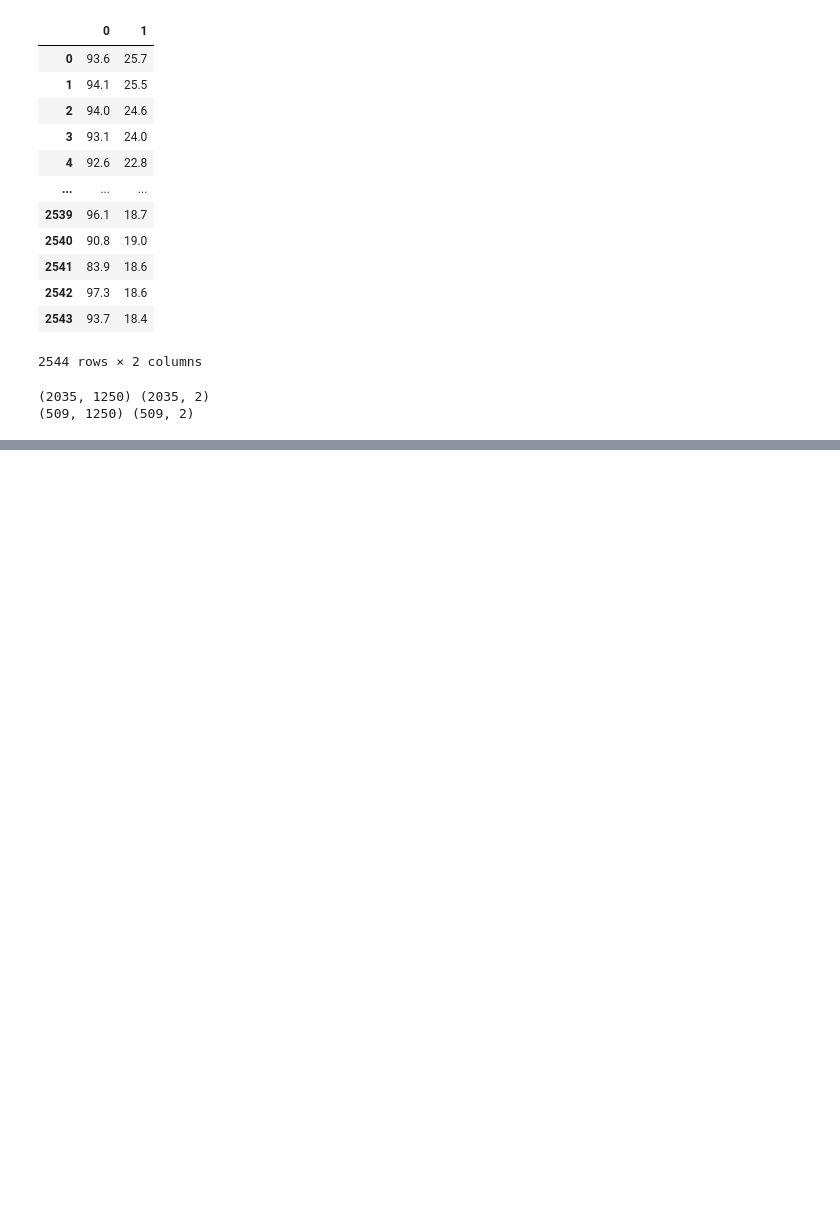
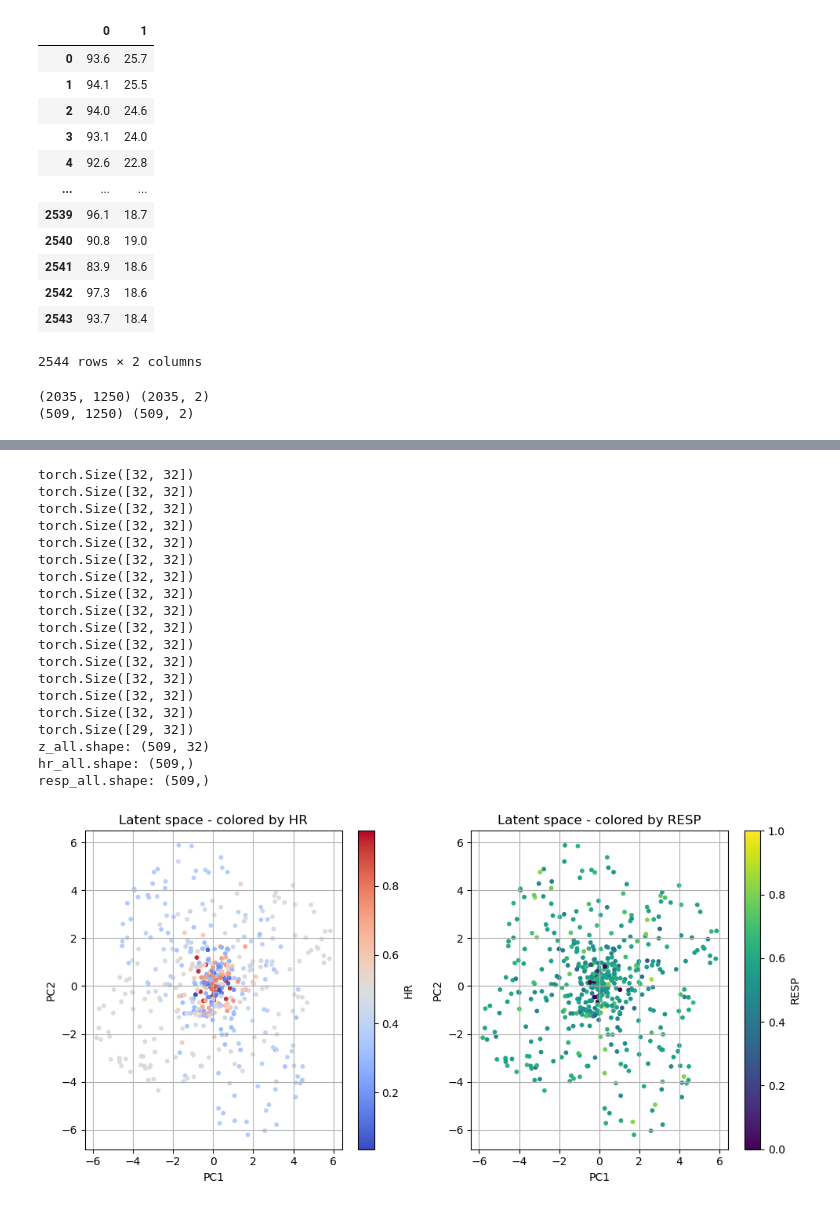
Before and after one commit to phucnguyenhoank/giua_ky_final, a Jupyter notebook: t2.ipynb, the cells around one changed output, grey strips where cells are left out. Saved outputs shown, nothing was run; the diff lists cells and outputs as text; code cells hidden in the pictures; blank space fills up the shorter version.

Commit message:
vil latent feature

```diff
--- a/t2.ipynb
+++ b/t2.ipynb
@@ -577,0 +580,78 @@ Early stopping triggered!
+# %%
+import torch
+import matplotlib.pyplot as plt
+from sklearn.decomposition import PCA
+
+# Đặt mô hình ở chế độ eval
+cvae_loaded.eval()
+
+# Tạo danh sách để lưu latent vectors và nhãn (HR, RESP)
+z_list = []
+hr_list = []
+resp_list = []
+
+# Duyệt qua tập test và thu thập mean (z) từ encoder
+with torch.no_grad():
+    for x, condition in test_loader:
+        _, mean, _ = cvae_loaded(x, condition)
+        z_list.append(mean)
+        print(mean.shape)
+        hr_list.append(condition[:, 0])     # HR
+        resp_list.append(condition[:, 1])   # RESP
+
+# Ghép lại thành tensor
+z_all = torch.cat(z_list, dim=0).cpu().numpy()
+print("z_all.shape:", z_all.shape)
+hr_all = torch.cat(hr_list, dim=0).cpu().numpy()
+print("hr_all.shape:", hr_all.shape)
+resp_all = torch.cat(resp_list, dim=0).cpu().numpy()
+print("resp_all.shape:", resp_all.shape)
+
+# Dùng PCA để giảm từ latent_dim về 2D
+pca = PCA(n_components=2)
+z_pca = pca.fit_transform(z_all)
+
+# Vẽ scatter plot, tô màu theo HR hoặc RESP
+plt.figure(figsize=(10, 5))
+
+# Màu theo HR
+plt.subplot(1, 2, 1)
+plt.scatter(z_pca[:, 0], z_pca[:, 1], c=hr_all, cmap='coolwarm', s=10)
+plt.colorbar(label='HR')
+plt.title('Latent space - colored by HR')
+plt.xlabel('PC1')
+plt.ylabel('PC2')
+plt.grid(True)
+
+# Màu theo RESP
+plt.subplot(1, 2, 2)
+plt.scatter(z_pca[:, 0], z_pca[:, 1], c=resp_all, cmap='viridis', s=10)
+plt.colorbar(label='RESP')
+plt.title('Latent space - colored by RESP')
+plt.xlabel('PC1')
+plt.ylabel('PC2')
+plt.grid(True)
+
+plt.tight_layout()
+plt.show()
+# %% [output]
+torch.Size([32, 32])
+torch.Size([32, 32])
+torch.Size([32, 32])
+torch.Size([32, 32])
+torch.Size([32, 32])
+torch.Size([32, 32])
+torch.Size([32, 32])
+torch.Size([32, 32])
+torch.Size([32, 32])
+torch.Size([32, 32])
+torch.Size([32, 32])
+torch.Size([32, 32])
+torch.Size([32, 32])
+torch.Size([32, 32])
+torch.Size([32, 32])
+torch.Size([29, 32])
+z_all.shape: (509, 32)
+hr_all.shape: (509,)
+resp_all.shape: (509,)
+[figure, added]
```
Also changed, not shown: parts of 6 cells of this notebook, 1 other file.
